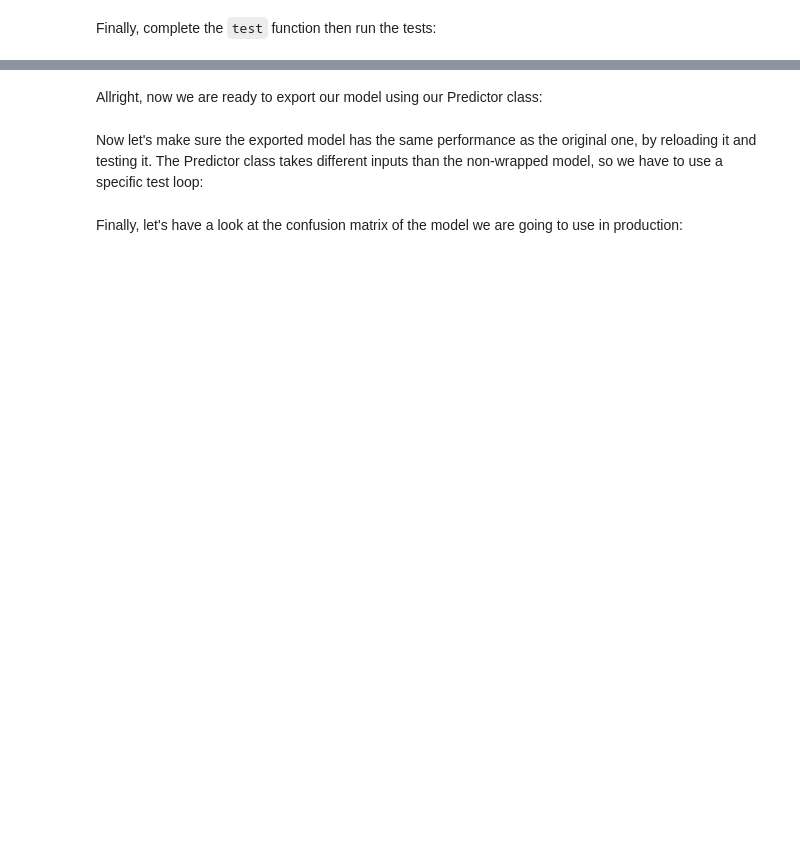
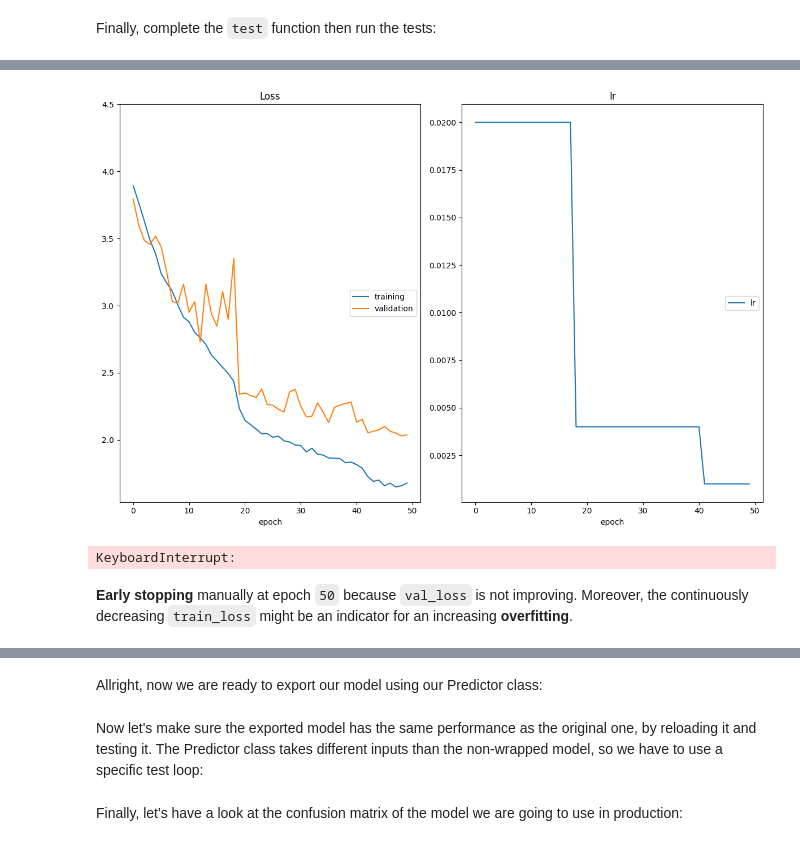
Before and after one commit to GianMan89/landmark_classification_and_tagging, a Jupyter notebook: cnn_from_scratch.ipynb, the cells around one changed output, grey strips where cells are left out. Saved outputs shown, nothing was run; the diff lists cells and outputs as text; code cells hidden in the pictures; blank space fills up the shorter version.

```diff
--- a/cnn_from_scratch.ipynb
+++ b/cnn_from_scratch.ipynb
@@ -320,44 +340,57 @@ Let's start by defining a few hyperparameters. Feel free to experiment with diff
 batch_size = (
     64  # size of the minibatch for stochastic gradient descent (or Adam)
 )
-valid_size = 0.2  # fraction of the training data to reserve for validation
-num_epochs = 50  # number of epochs for training
+valid_size = 0.1  # fraction of the training data to reserve for validation
+num_epochs = 70  # number of epochs for training
 num_classes = 50  # number of classes. Do not change this
-dropout = 0.4  # dropout for our model
-learning_rate = 0.001  # Learning rate for SGD (or Adam)
+dropout = 0.1  # dropout for our model
+learning_rate = 0.02  # Learning rate for SGD (or Adam)
 opt = "sgd"  # optimizer. 'sgd' or 'adam'
-weight_decay = 0.0  # regularization. Increase this to combat overfitting
+weight_decay = 0.001  # regularization. Increase this to combat overfitting
 # %%
 from src.data import get_data_loaders
 from src.train import optimize
 from src.optimization import get_optimizer, get_loss
 from src.model import MyModel
 
 # get the data loaders using batch_size and valid_size defined in the previous
 # cell
 # HINT: do NOT copy/paste the values. Use the variables instead
-data_loaders = # YOUR CODE HERE
+data_loaders = get_data_loaders(
+    batch_size=batch_size,
+    valid_size=valid_size,
+)  # YOUR CODE HERE
 
 # instance model MyModel with num_classes and drouput defined in the previous
 # cell
-model = # YOUR CODE HERE
+model = MyModel(num_classes=num_classes, dropout=dropout)  # YOUR CODE HERE
 
 # Get the optimizer using get_optimizer and the model you just created, the learning rate,
 # the optimizer and the weight decay specified in the previous cell
-optimizer = # YOUR CODE HERE
+optimizer = get_optimizer(
+    model,
+    optimizer=opt,
+    learning_rate=learning_rate,
+    weight_decay=weight_decay,
+)  # YOUR CODE HERE
 
 # Get the loss using get_loss
-loss = # YOUR CODE HERE
+loss = get_loss()  # YOUR CODE HERE
 
 optimize(
     data_loaders,
     model,
     optimizer,
     loss,
     n_epochs=num_epochs,
     save_path="checkpoints/best_val_loss.pt",
-    interactive_tracking=True
+    interactive_tracking=True,
 )
+# %% [output]
+[figure, added]
+KeyboardInterrupt:
+# %% [markdown]
+**Early stopping** manually at epoch `50` because `val_loss` is not improving. Moreover, the continuously decreasing `train_loss` might be an indicator for an increasing **overfitting**.
 # %% [markdown]
 ---
 ## <img src="static_images/icons/noun-advance-2109145.png" alt=">" style="width:50px"/> Step 6: testing against the Test Set
```
Also changed, not shown: parts of 15 cells of this notebook, 3 other files.
